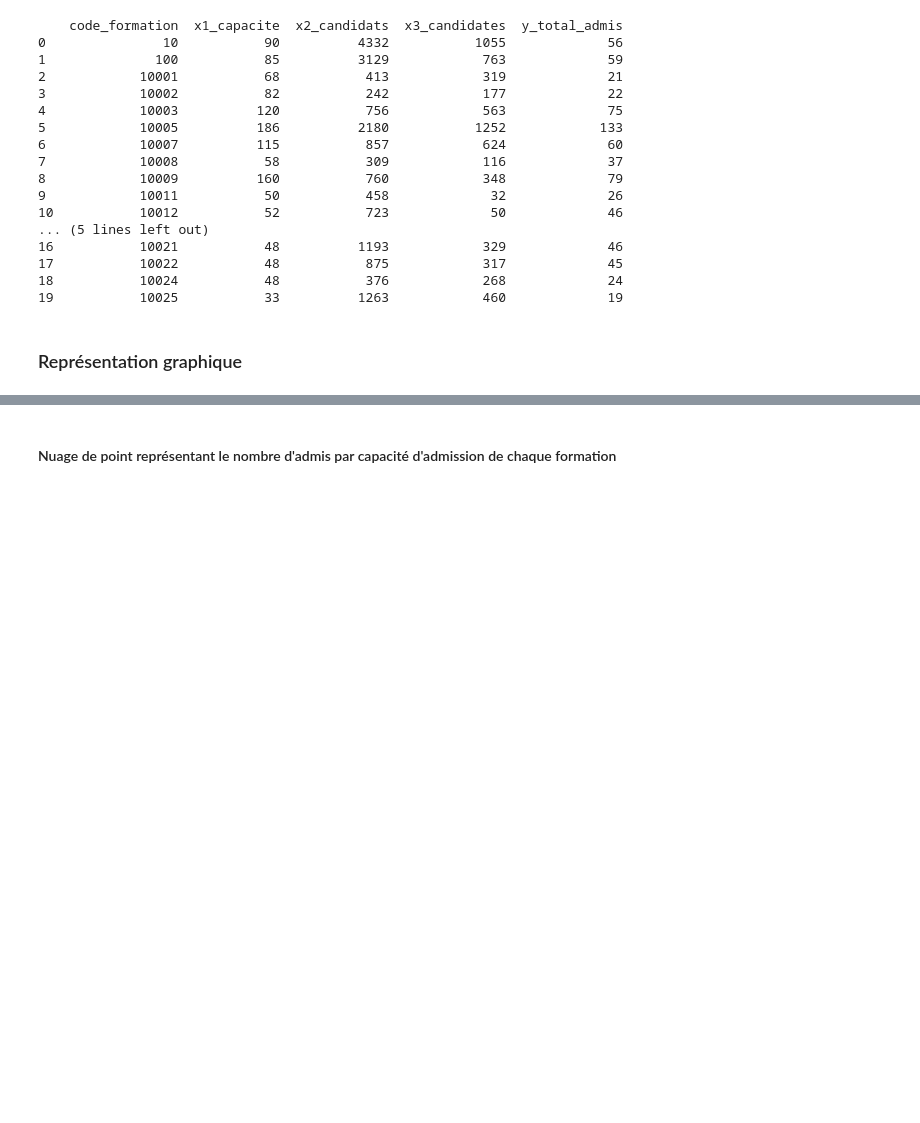
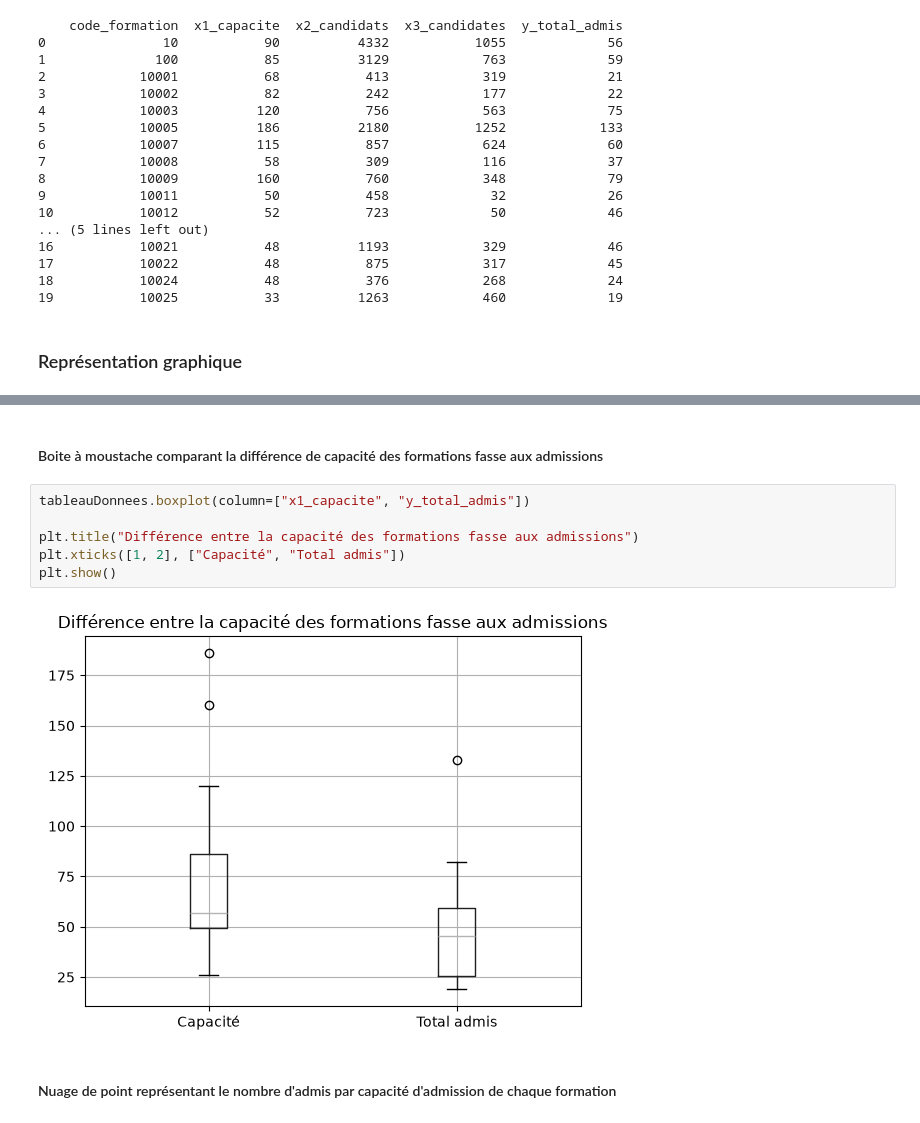
Before and after one commit to ThuaDang/SAE2.04---Base-de-donn-es, a Jupyter notebook: Partie 3 - Analyse des données/Etude_statistique_DANG_Thuan_BIGOUIN_Clement.ipynb, the cells around one changed output, grey strips where cells are left out. Cells and saved outputs as stored; diff of their text form; blank space fills up the shorter version.

```diff
--- a/Partie 3 - Analyse des données/Etude_statistique_DANG_Thuan_BIGOUIN_Clement.ipynb
+++ b/Partie 3 - Analyse des données/Etude_statistique_DANG_Thuan_BIGOUIN_Clement.ipynb
@@ -55,3 +45,13 @@ plt.show()
+# %% [markdown]
+#### Boite à moustache comparant la différence de capacité des formations fasse aux admissions
+# %%
+tableauDonnees.boxplot(column=["x1_capacite", "y_total_admis"])
+
+plt.title("Différence entre la capacité des formations fasse aux admissions")
+plt.xticks([1, 2], ["Capacité", "Total admis"])
+plt.show()
+# %% [output]
+[figure, added]
 # %% [markdown]
 #### Nuage de point représentant le nombre d'admis par capacité d'admission de chaque formation
 # %%
```
Also changed, not shown: parts of 6 cells of this notebook, 3 other files.
